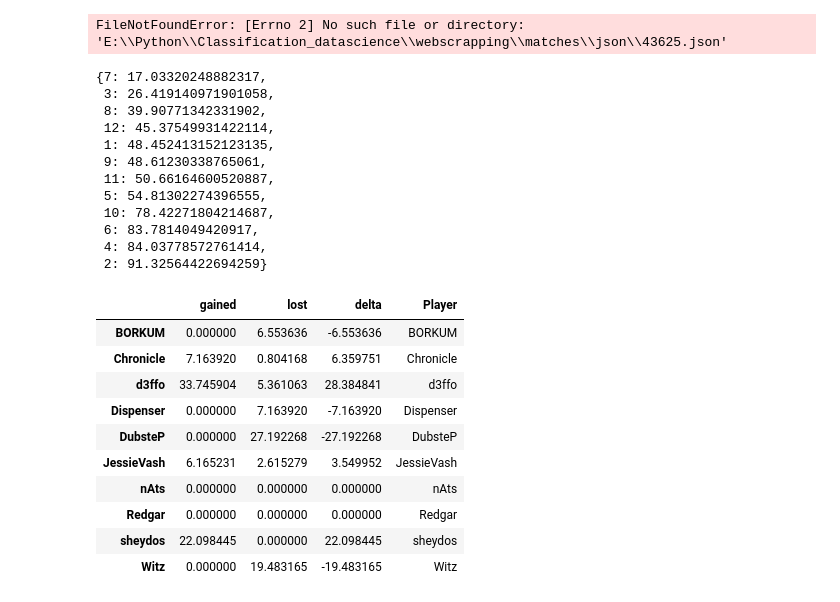
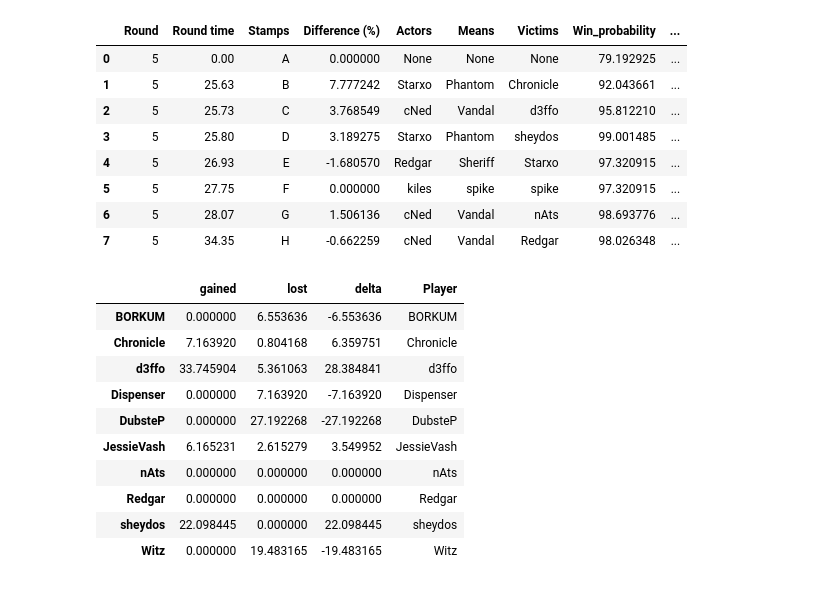
Before and after one commit to mateusb12/valorant_impact, a Jupyter notebook: webscrapping/impact/match_impact_notebook.ipynb, the cells around one changed output. Saved outputs shown, nothing was run; the diff lists cells and outputs as text; code cells hidden in the pictures.

```diff
--- a/webscrapping/impact/match_impact_notebook.ipynb
+++ b/webscrapping/impact/match_impact_notebook.ipynb
@@ -13,19 +13,2 @@ Model loading time: 4.6725809
 # %%
-rr.set_match(43625)
+rr.set_match(44866)
-# %% [output]
-FileNotFoundError: [Errno 2] No such file or directory: 'E:\\Python\\Classification_datascience\\webscrapping\\matches\\json\\43625.json'
-# %%
-rr.get_clutchy_rounds("atk")
-# %% [output]
-{7: 17.03320248882317,
- 3: 26.419140971901058,
- 8: 39.90771342331902,
- 12: 45.37549931422114,
- 1: 48.452413152123135,
- 9: 48.61230338765061,
- 11: 50.66164600520887,
- 5: 54.81302274396555,
- 10: 78.42271804214687,
- 6: 83.7814049420917,
- 4: 84.03778572761414,
- 2: 91.32564422694259}
@@ -32,3 +17,15 @@ rr.get_clutchy_rounds("atk")
+# %%
+rr.get_round_probability(side="atk", add_events=True)
+# %% [output]
+|  | Round | Round time | Stamps | Difference (%) | Actors | Means | Victims | Win_probability | ... |
+| 0 | 5 | 0.00 | A | 0.000000 | None | None | None | 79.192925 | ... |
+| 1 | 5 | 25.63 | B | 7.777242 | Starxo | Phantom | Chronicle | 92.043661 | ... |
+| 2 | 5 | 25.73 | C | 3.768549 | cNed | Vandal | d3ffo | 95.812210 | ... |
+| 3 | 5 | 25.80 | D | 3.189275 | Starxo | Phantom | sheydos | 99.001485 | ... |
+| 4 | 5 | 26.93 | E | -1.680570 | Redgar | Sheriff | Starxo | 97.320915 | ... |
+| 5 | 5 | 27.75 | F | 0.000000 | kiles | spike | spike | 97.320915 | ... |
+| 6 | 5 | 28.07 | G | 1.506136 | cNed | Vandal | nAts | 98.693776 | ... |
+| 7 | 5 | 34.35 | H | -0.662259 | cNed | Vandal | Redgar | 98.026348 | ... |
 # %%
 dd = rr.get_round_impact_dataframe()
 dd["Player"] = dd.index
```
Also changed, not shown: parts of 3 cells of this notebook, 5 other files.
